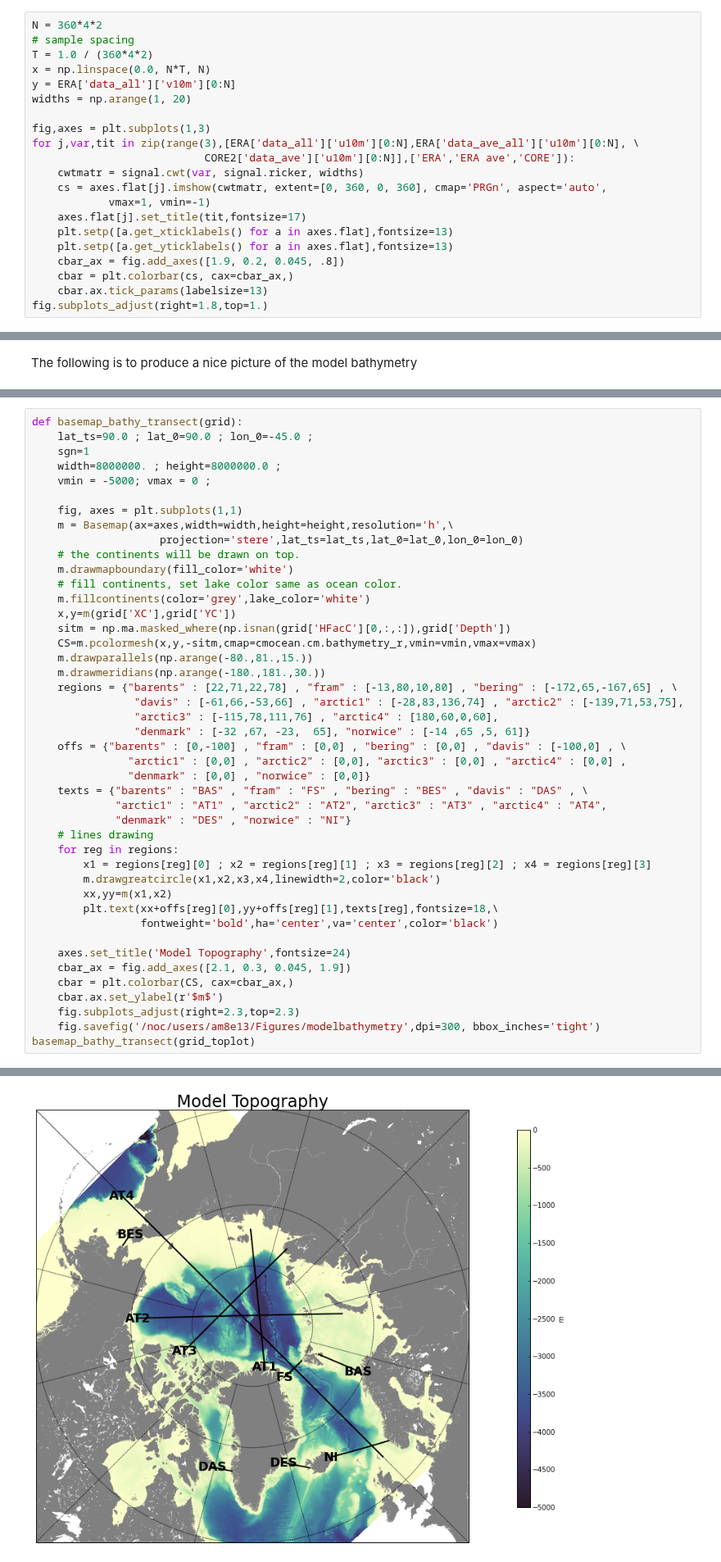
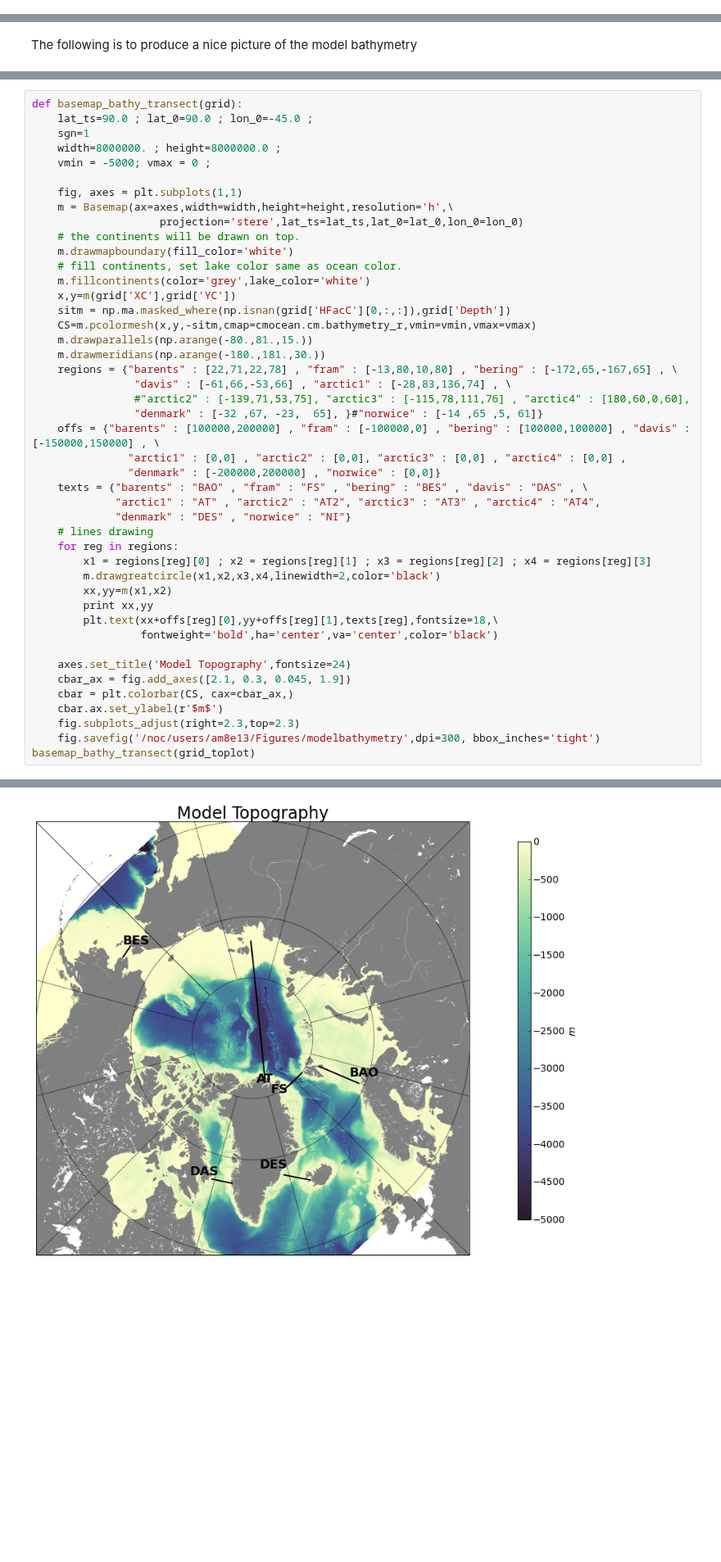
Before and after one commit to AlessandroMozzato/notebooks, a Jupyter notebook: Forcing_datasets.ipynb, the cells around one changed output, grey strips where cells are left out. Shown at 82% size. Saved outputs shown, nothing was run; the diff lists cells and outputs as text; blank space fills up the shorter version.

```diff
--- a/Forcing_datasets.ipynb
+++ b/Forcing_datasets.ipynb
@@ -252,21 +216,0 @@ plt.grid()
-# %%
-N = 360*4*2
-# sample spacing
-T = 1.0 / (360*4*2)
-x = np.linspace(0.0, N*T, N)
-y = ERA['data_all']['v10m'][0:N]
-widths = np.arange(1, 20)
-
-fig,axes = plt.subplots(1,3)
-for j,var,tit in zip(range(3),[ERA['data_all']['u10m'][0:N],ERA['data_ave_all']['u10m'][0:N], \
-                           CORE2['data_ave']['u10m'][0:N]],['ERA','ERA ave','CORE']):
-    cwtmatr = signal.cwt(var, signal.ricker, widths)
-    cs = axes.flat[j].imshow(cwtmatr, extent=[0, 360, 0, 360], cmap='PRGn', aspect='auto',
-            vmax=1, vmin=-1)
-    axes.flat[j].set_title(tit,fontsize=17)
-    plt.setp([a.get_xticklabels() for a in axes.flat],fontsize=13)
-    plt.setp([a.get_yticklabels() for a in axes.flat],fontsize=13)
-    cbar_ax = fig.add_axes([1.9, 0.2, 0.045, .8])
-    cbar = plt.colorbar(cs, cax=cbar_ax,)
-    cbar.ax.tick_params(labelsize=13)
-fig.subplots_adjust(right=1.8,top=1.)
@@ -468,20 +362,21 @@ def basemap_bathy_transect(grid):
     m.drawparallels(np.arange(-80.,81.,15.))
     m.drawmeridians(np.arange(-180.,181.,30.))
     regions = {"barents" : [22,71,22,78] , "fram" : [-13,80,10,80] , "bering" : [-172,65,-167,65] , \
-                "davis" : [-61,66,-53,66] , "arctic1" : [-28,83,136,74] , "arctic2" : [-139,71,53,75],
-                "arctic3" : [-115,78,111,76] , "arctic4" : [180,60,0,60],
-                "denmark" : [-32 ,67, -23,  65], "norwice" : [-14 ,65 ,5, 61]}
-    offs = {"barents" : [0,-100] , "fram" : [0,0] , "bering" : [0,0] , "davis" : [-100,0] , \
+                "davis" : [-61,66,-53,66] , "arctic1" : [-28,83,136,74] , \
+                #"arctic2" : [-139,71,53,75], "arctic3" : [-115,78,111,76] , "arctic4" : [180,60,0,60],
+                "denmark" : [-32 ,67, -23,  65], }#"norwice" : [-14 ,65 ,5, 61]}
+    offs = {"barents" : [100000,200000] , "fram" : [-100000,0] , "bering" : [100000,100000] , "davis" : [-150000,150000] , \
                "arctic1" : [0,0] , "arctic2" : [0,0], "arctic3" : [0,0] , "arctic4" : [0,0] ,
-               "denmark" : [0,0] , "norwice" : [0,0]}
-    texts = {"barents" : "BAS" , "fram" : "FS" , "bering" : "BES" , "davis" : "DAS" , \
-             "arctic1" : "AT1" , "arctic2" : "AT2", "arctic3" : "AT3" , "arctic4" : "AT4",
+               "denmark" : [-200000,200000] , "norwice" : [0,0]}
+    texts = {"barents" : "BAO" , "fram" : "FS" , "bering" : "BES" , "davis" : "DAS" , \
+             "arctic1" : "AT" , "arctic2" : "AT2", "arctic3" : "AT3" , "arctic4" : "AT4",
              "denmark" : "DES" , "norwice" : "NI"}
     # lines drawing
     for reg in regions:
         x1 = regions[reg][0] ; x2 = regions[reg][1] ; x3 = regions[reg][2] ; x4 = regions[reg][3]
         m.drawgreatcircle(x1,x2,x3,x4,linewidth=2,color='black')
         xx,yy=m(x1,x2)
+        print xx,yy
         plt.text(xx+offs[reg][0],yy+offs[reg][1],texts[reg],fontsize=18,\
                  fontweight='bold',ha='center',va='center',color='black')
 
@@ -496,4 +397,4 @@ basemap_bathy_transect(grid_toplot)
-[figure, old version]
+[figure, new version]
 # %%
 def basemap_bathy_transect(grid):
     lat_ts=90.0 ; lat_0=90.0 ; lon_0=-45.0 ;
```
Also changed, not shown: parts of 13 cells of this notebook, 1 other file.
